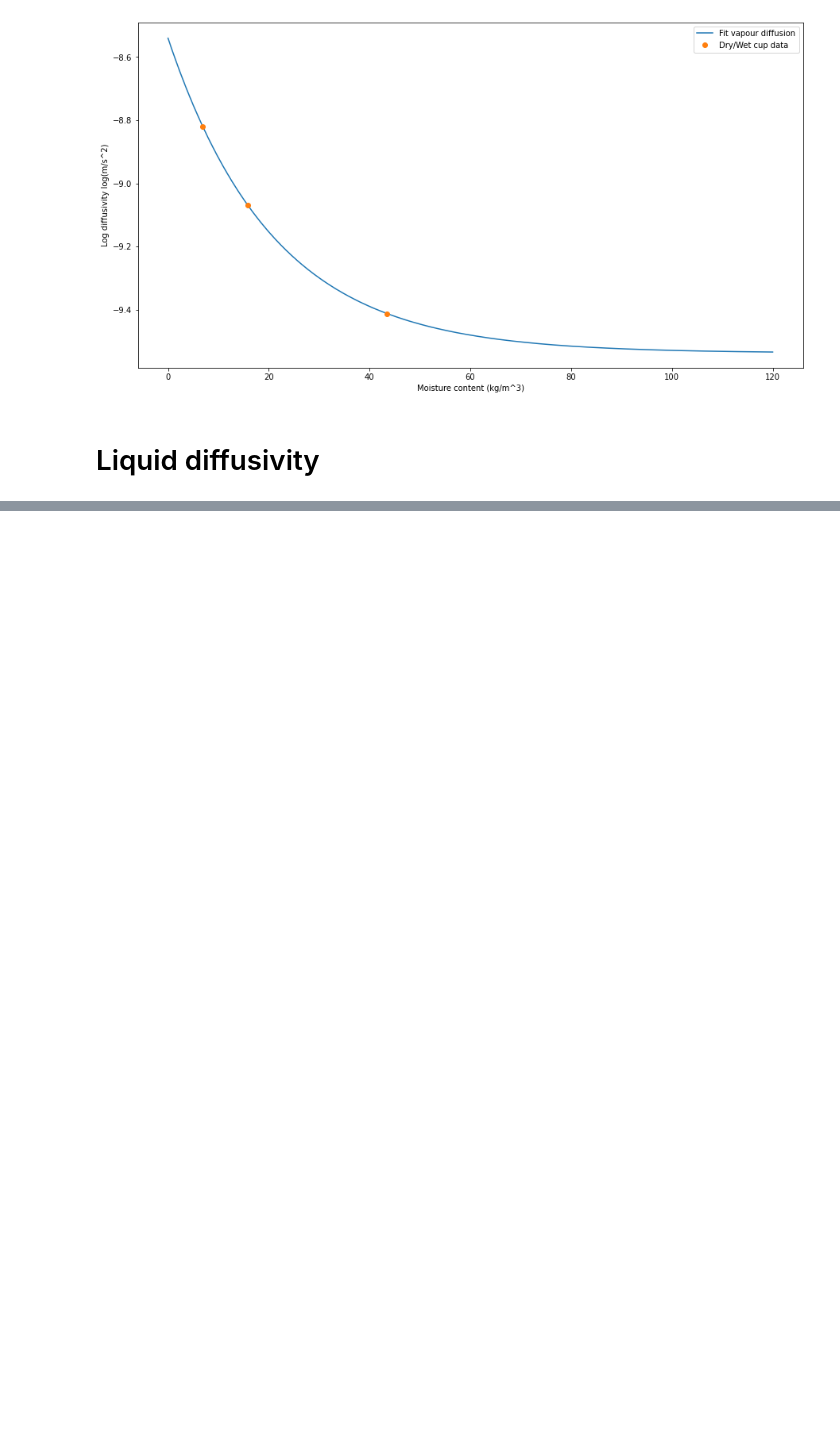
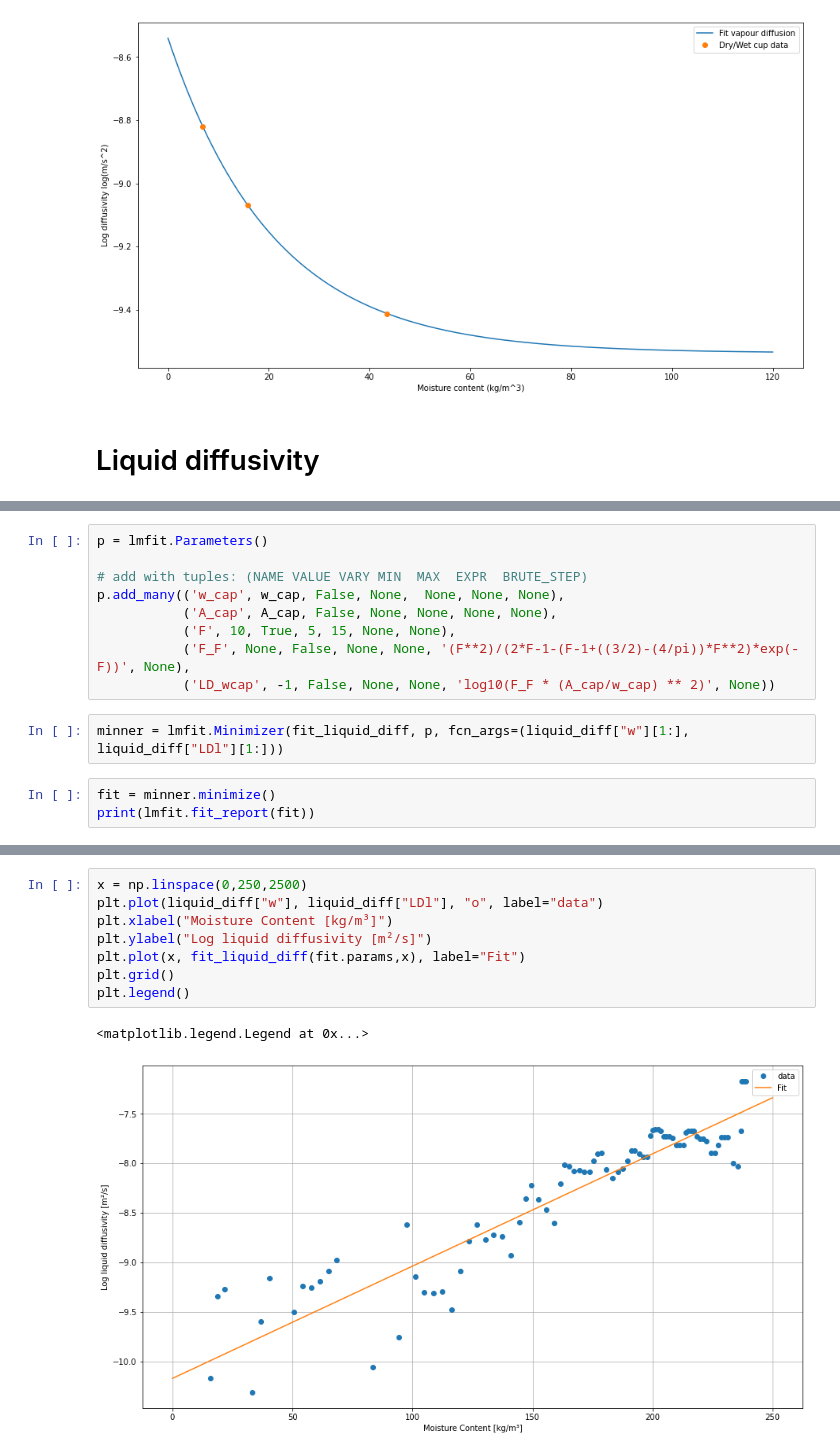
Before and after one commit to pick2510/BPTA, a Jupyter notebook: Ex2/Ex2.ipynb, the cells around one changed output, grey strips where cells are left out. Saved outputs shown, nothing was run; the diff lists cells and outputs as text; blank space fills up the shorter version.

```diff
--- a/Ex2/Ex2.ipynb
+++ b/Ex2/Ex2.ipynb
@@ -88,0 +103,14 @@ liquid_diff
+# %%
+p = lmfit.Parameters()
+
+# add with tuples: (NAME VALUE VARY MIN  MAX  EXPR  BRUTE_STEP)
+p.add_many(('w_cap', w_cap, False, None,  None, None, None),
+           ('A_cap', A_cap, False, None, None, None, None),
+           ('F', 10, True, 5, 15, None, None),
+           ('F_F', None, False, None, None, '(F**2)/(2*F-1-(F-1+((3/2)-(4/pi))*F**2)*exp(-F))', None),
+           ('LD_wcap', -1, False, None, None, 'log10(F_F * (A_cap/w_cap) ** 2)', None))
+# %%
+minner = lmfit.Minimizer(fit_liquid_diff, p, fcn_args=(liquid_diff["w"][1:], liquid_diff["LDl"][1:]))
+# %%
+fit = minner.minimize()
+print(lmfit.fit_report(fit))
@@ -88,0 +133,11 @@ liquid_diff
+# %%
+x = np.linspace(0,250,2500)
+plt.plot(liquid_diff["w"], liquid_diff["LDl"], "o", label="data")
+plt.xlabel("Moisture Content [kg/m³]")
+plt.ylabel("Log liquid diffusivity [m²/s]")
+plt.plot(x, fit_liquid_diff(fit.params,x), label="Fit")
+plt.grid()
+plt.legend()
+# %% [output]
+<matplotlib.legend.Legend at 0x...>
+[figure, added]
```
Also changed, not shown: parts of 14 cells of this notebook.
